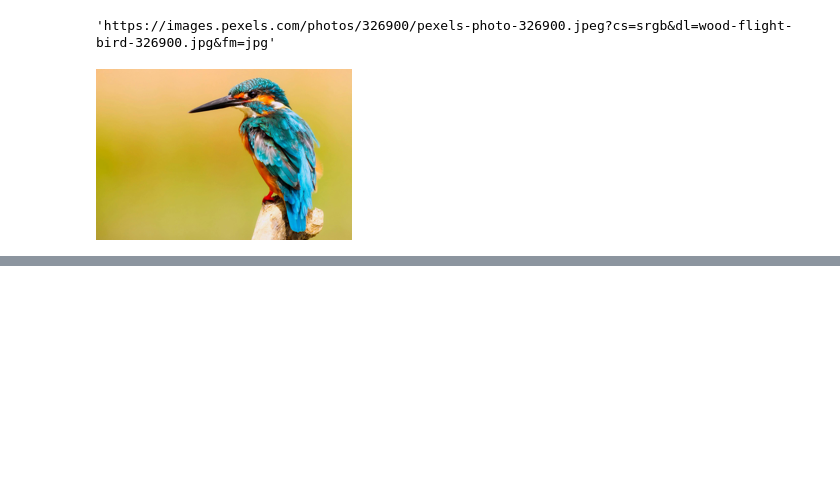
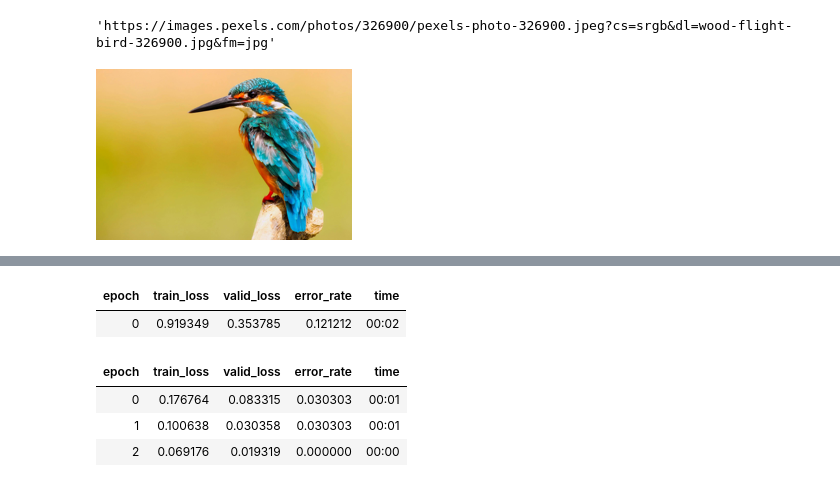
Before and after one commit to manasamadgul/Pytorch_Fundamentals, a Jupyter notebook: Classifier_BirdOrNot.ipynb, the cells around one changed output, grey strips where cells are left out. Saved outputs shown, nothing was run; the diff lists cells and outputs as text; code cells hidden in the pictures; blank space fills up the shorter version.

```diff
--- a/Classifier_BirdOrNot.ipynb
+++ b/Classifier_BirdOrNot.ipynb
@@ -79,0 +111,4 @@ Searching for 'human shade photo'
+# %%
+learn = vision_learner(dls, resnet18, metrics=error_rate)
+learn.fine_tune(3)
+# %% [output]
@@ -79,0 +116,6 @@ Searching for 'human shade photo'
+| epoch | train_loss | valid_loss | error_rate | time |
+| 0 | 0.919349 | 0.353785 | 0.121212 | 00:02 |
+| epoch | train_loss | valid_loss | error_rate | time |
+| 0 | 0.176764 | 0.083315 | 0.030303 | 00:01 |
+| 1 | 0.100638 | 0.030358 | 0.030303 | 00:01 |
+| 2 | 0.069176 | 0.019319 | 0.000000 | 00:00 |
```
Also changed, not shown: parts of 7 cells of this notebook.
